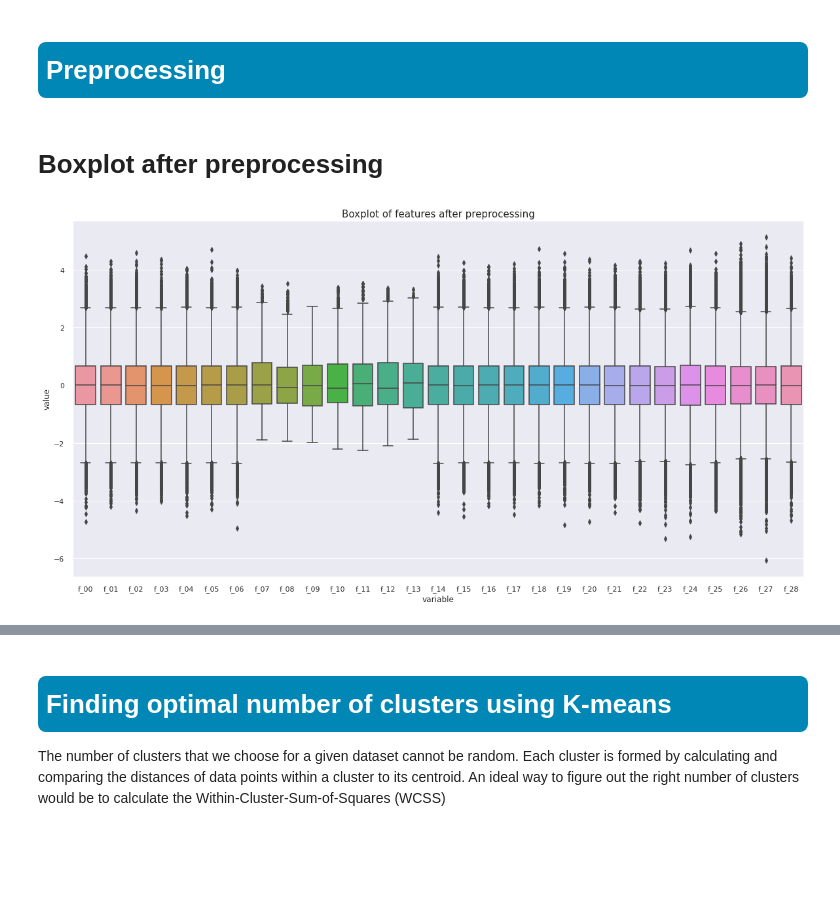
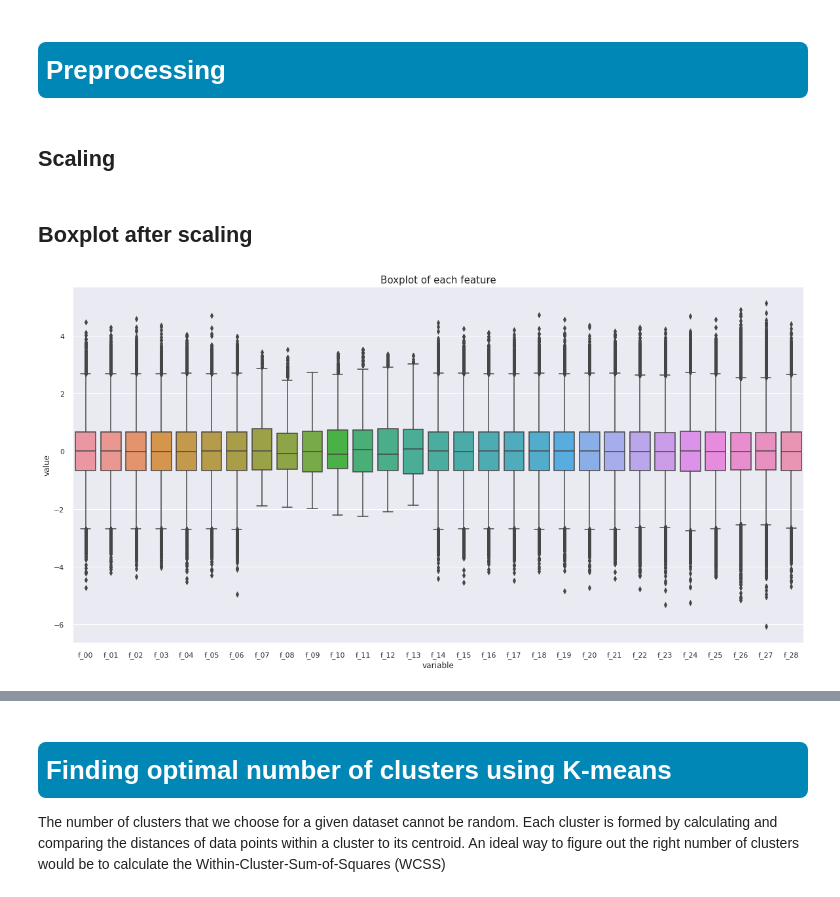
Before and after one commit to mehrdad-sadeghi/jupyter, a Jupyter notebook: tps-july2022-clustering-challenge-eda.ipynb, the cells around one changed output, grey strips where cells are left out. Drawn from its saved outputs; the diff is of its cells as text; code cells hidden in the pictures; blank space fills up the shorter version.

Commit message:
Kaggle Notebook | TPS_JULY2022- Scaling/Handling Outliers/Clustering | Version 14

```diff
--- a/tps-july2022-clustering-challenge-eda.ipynb
+++ b/tps-july2022-clustering-challenge-eda.ipynb
@@ -111,17 +98,21 @@ f_13 :  30
 # %% [markdown]
 <h1 id="addaggdd" style="color:white;background:#0087B6;padding:8px;border-radius:8px"> Boxplot features </h1>
 # %%
-tmp_df = pd.DataFrame(data = data, columns = data.columns.to_list())
-plt.figure(figsize=(20,10))
-sns.boxplot(x="variable", y="value", data=pd.melt(tmp_df)).set_title('Boxplot of each feature',size=15)
+def my_boxplot(data):
+    tmp_df = pd.DataFrame(data = data, columns = data.columns.to_list())
+    plt.figure(figsize=(20,10))
+    sns.boxplot(x="variable", y="value", data=pd.melt(tmp_df)).set_title('Boxplot of each feature',size=15)
+    plt.show()
 
-plt.show()
+my_boxplot(data)
 # %% [output]
 [figure]
 # %% [markdown]
 <h3 class="alert alert-info"> We can see the difference between categorical and numeric features  </h3>
 # %% [markdown]
 <h1 id="agrywdda" style="color:white;background:#0087B6;padding:8px;border-radius:8px"> Preprocessing </h1>
+# %% [markdown]
+## Scaling
 # %%
 #Scaler
 MaxAbs =  MaxAbsScaler()
@@ -137,12 +128,8 @@ def Scale_transform(X):
 # %%
 X_scaled = Scale_transform(data)
 # %% [markdown]
-# Boxplot after preprocessing
+## Boxplot after scaling
-# %%
-tmp_df = pd.DataFrame(data = X_scaled, columns = data.columns.to_list())
-plt.figure(figsize=(20,10))
-sns.boxplot(x="variable", y="value", data=pd.melt(tmp_df)).set_title('Boxplot of features after preprocessing',size=15)
-
-plt.show()
-# %% [output]
-[figure, removed]
+# %%
+my_boxplot(X_scaled)
+# %% [output]
+[figure, added]
```
Also changed, not shown: parts of 13 cells of this notebook.
